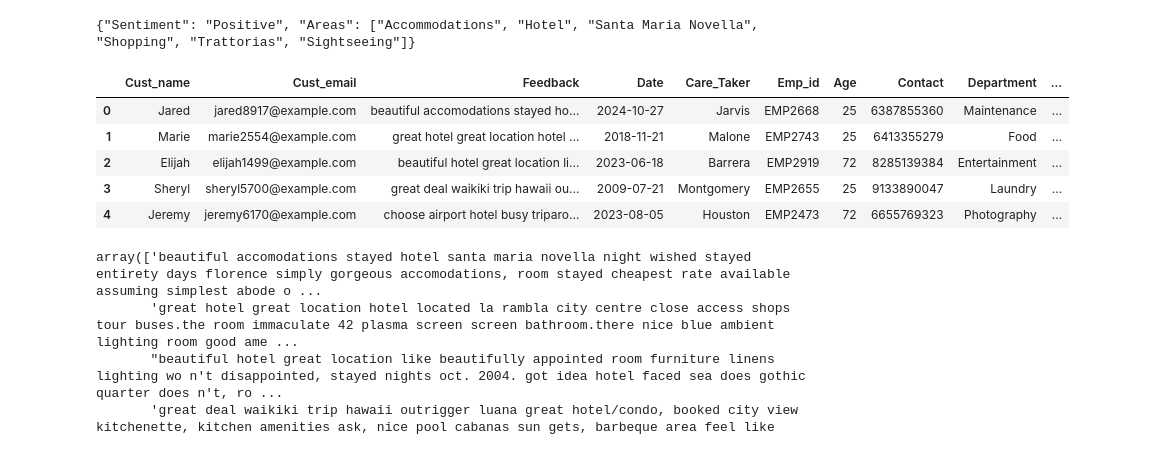
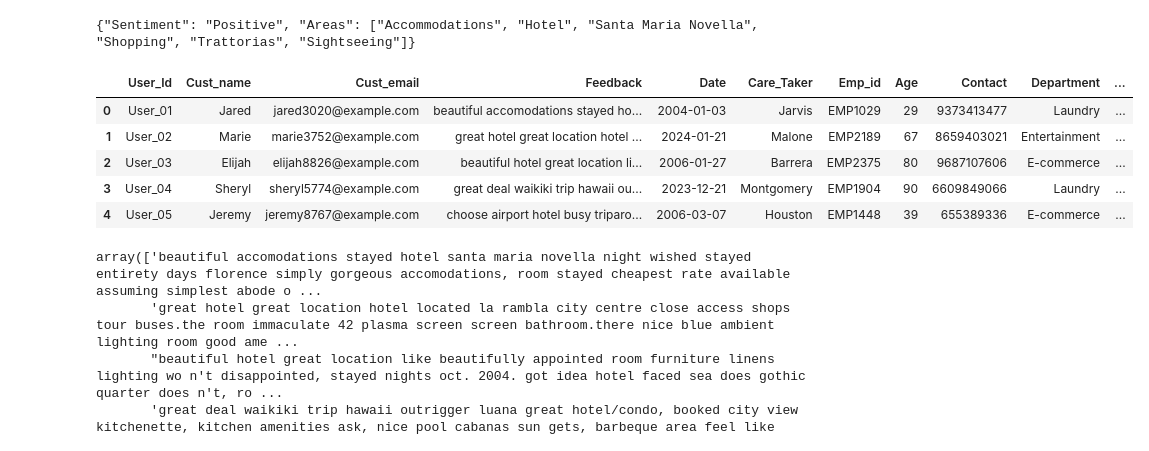
Before and after one commit to AkashHN002/Hospitality-Management-Using-AI-And-LLMs, a Jupyter notebook: Analysis/LLM.ipynb, the cells around one changed output. Drawn from its saved outputs; the diff is of its cells as text; code cells hidden in the pictures.

```diff
--- a/Analysis/LLM.ipynb
+++ b/Analysis/LLM.ipynb
@@ -266,15 +358,15 @@ print(Sentiment_provider(text))
 # %%
 import pandas as pd
 
-df = pd.read_csv(r"D:\Projects\SpringBoard_Internship\LLM_Internship\Milestone1\Sentiment_data.csv")
+df = pd.read_csv(r"D:\Projects\SpringBoard_Internship\LLM_Internship\Notebook\Sentiment_data.csv")
 df.head()
 # %% [output]
-|  | Cust_name | Cust_email | Feedback | Date | Care_Taker | Emp_id | Age | Contact | Department | ... |
-| 0 | Jared | jared8917@example.com | beautiful accomodations stayed ho... | 2024-10-27 | Jarvis | EMP2668 | 25 | 6387855360 | Maintenance | ... |
-| 1 | Marie | marie2554@example.com | great hotel great location hotel ... | 2018-11-21 | Malone | EMP2743 | 25 | 6413355279 | Food | ... |
-| 2 | Elijah | elijah1499@example.com | beautiful hotel great location li... | 2023-06-18 | Barrera | EMP2919 | 72 | 8285139384 | Entertainment | ... |
-| 3 | Sheryl | sheryl5700@example.com | great deal waikiki trip hawaii ou... | 2009-07-21 | Montgomery | EMP2655 | 25 | 9133890047 | Laundry | ... |
-| 4 | Jeremy | jeremy6170@example.com | choose airport hotel busy triparo... | 2023-08-05 | Houston | EMP2473 | 72 | 6655769323 | Photography | ... |
+|  | User_Id | Cust_name | Cust_email | Feedback | Date | Care_Taker | Emp_id | Age | Contact | Department | ... |
+| 0 | User_01 | Jared | jared3020@example.com | beautiful accomodations stayed ho... | 2004-01-03 | Jarvis | EMP1029 | 29 | 9373413477 | Laundry | ... |
+| 1 | User_02 | Marie | marie3752@example.com | great hotel great location hotel ... | 2024-01-21 | Malone | EMP2189 | 67 | 8659403021 | Entertainment | ... |
+| 2 | User_03 | Elijah | elijah8826@example.com | beautiful hotel great location li... | 2006-01-27 | Barrera | EMP2375 | 80 | 9687107606 | E-commerce | ... |
+| 3 | User_04 | Sheryl | sheryl5774@example.com | great deal waikiki trip hawaii ou... | 2023-12-21 | Montgomery | EMP1904 | 90 | 6609849066 | Laundry | ... |
+| 4 | User_05 | Jeremy | jeremy8767@example.com | choose airport hotel busy triparo... | 2006-03-07 | Houston | EMP1448 | 39 | 655389336 | E-commerce | ... |
 # %%
 data_batch = {i: df.Feedback[j:j+30].values for i,j in enumerate(range(0,len(df), 30))}
 data_batch[0]
```
Also changed, not shown: parts of 13 cells of this notebook, 7 other files.
